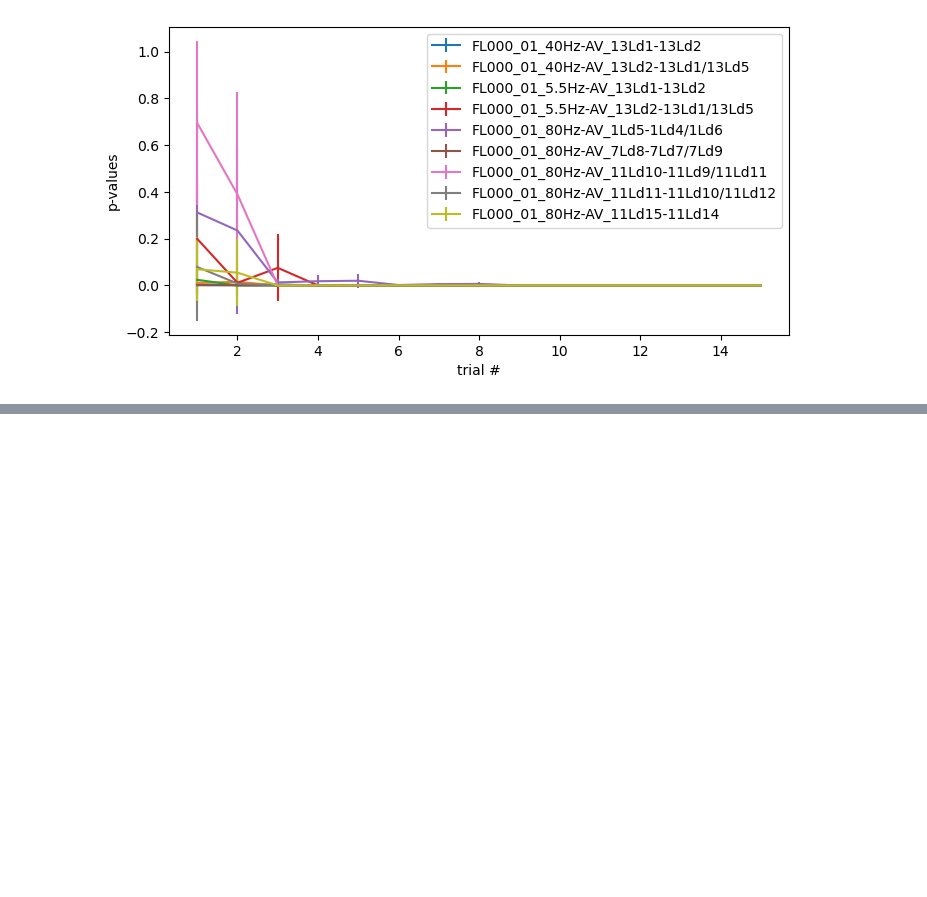
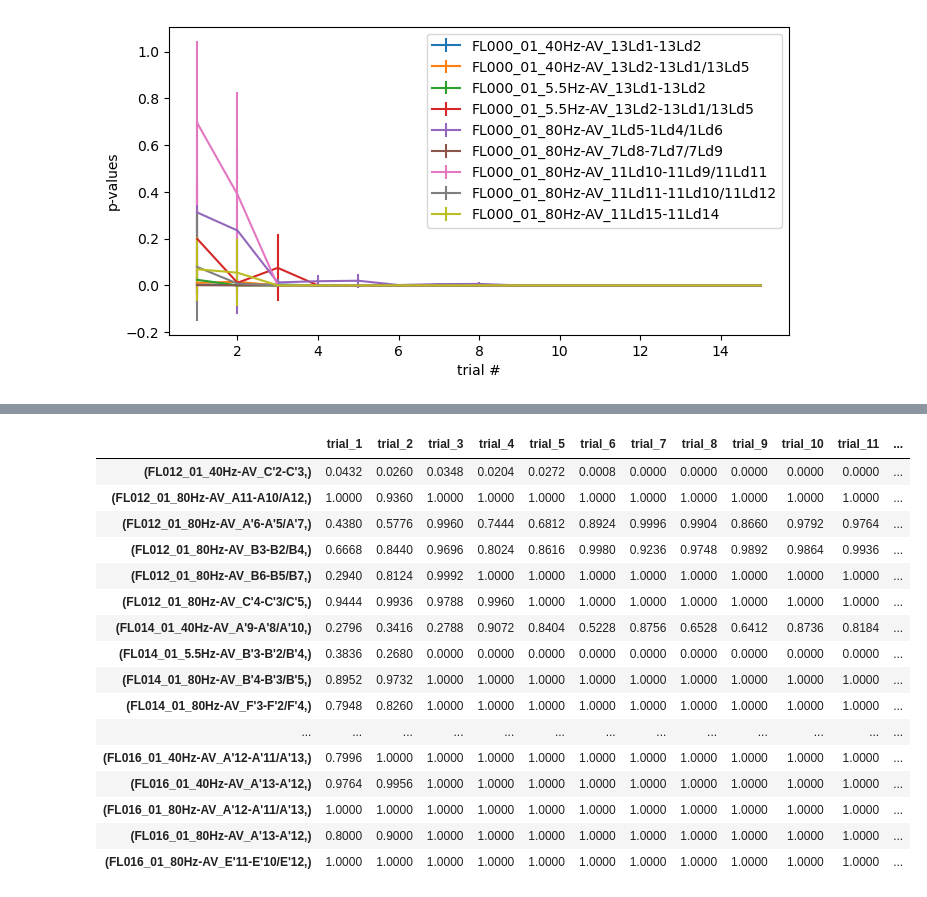
Before and after one commit to Simurgh818/NumTrials_NeededPer_FreqChoice, a Jupyter notebook: NumTrialsPerFreq.ipynb, the cells around one changed output, grey strips where cells are left out. Saved outputs shown, nothing was run; the diff lists cells and outputs as text; code cells hidden in the pictures; blank space fills up the shorter version.

```diff
--- a/NumTrialsPerFreq.ipynb
+++ b/NumTrialsPerFreq.ipynb
@@ -128,0 +182,20 @@ plt.legend(channels);
+# %%
+means_df_all.tail(20)
+# %% [output]
+|  | trial_1 | trial_2 | trial_3 | trial_4 | trial_5 | trial_6 | trial_7 | trial_8 | trial_9 | trial_10 | trial_11 | ... |
+| (FL012_01_40Hz-AV_C'2-C'3,) | 0.0432 | 0.0260 | 0.0348 | 0.0204 | 0.0272 | 0.0008 | 0.0000 | 0.0000 | 0.0000 | 0.0000 | 0.0000 | ... |
+| (FL012_01_80Hz-AV_A11-A10/A12,) | 1.0000 | 0.9360 | 1.0000 | 1.0000 | 1.0000 | 1.0000 | 1.0000 | 1.0000 | 1.0000 | 1.0000 | 1.0000 | ... |
+| (FL012_01_80Hz-AV_A'6-A'5/A'7,) | 0.4380 | 0.5776 | 0.9960 | 0.7444 | 0.6812 | 0.8924 | 0.9996 | 0.9904 | 0.8660 | 0.9792 | 0.9764 | ... |
+| (FL012_01_80Hz-AV_B3-B2/B4,) | 0.6668 | 0.8440 | 0.9696 | 0.8024 | 0.8616 | 0.9980 | 0.9236 | 0.9748 | 0.9892 | 0.9864 | 0.9936 | ... |
+| (FL012_01_80Hz-AV_B6-B5/B7,) | 0.2940 | 0.8124 | 0.9992 | 1.0000 | 1.0000 | 1.0000 | 1.0000 | 1.0000 | 1.0000 | 1.0000 | 1.0000 | ... |
+| (FL012_01_80Hz-AV_C'4-C'3/C'5,) | 0.9444 | 0.9936 | 0.9788 | 0.9960 | 1.0000 | 1.0000 | 1.0000 | 1.0000 | 1.0000 | 1.0000 | 1.0000 | ... |
+| (FL014_01_40Hz-AV_A'9-A'8/A'10,) | 0.2796 | 0.3416 | 0.2788 | 0.9072 | 0.8404 | 0.5228 | 0.8756 | 0.6528 | 0.6412 | 0.8736 | 0.8184 | ... |
+| (FL014_01_5.5Hz-AV_B'3-B'2/B'4,) | 0.3836 | 0.2680 | 0.0000 | 0.0000 | 0.0000 | 0.0000 | 0.0000 | 0.0000 | 0.0000 | 0.0000 | 0.0000 | ... |
+| (FL014_01_80Hz-AV_B'4-B'3/B'5,) | 0.8952 | 0.9732 | 1.0000 | 1.0000 | 1.0000 | 1.0000 | 1.0000 | 1.0000 | 1.0000 | 1.0000 | 1.0000 | ... |
+| (FL014_01_80Hz-AV_F'3-F'2/F'4,) | 0.7948 | 0.8260 | 1.0000 | 1.0000 | 1.0000 | 1.0000 | 1.0000 | 1.0000 | 1.0000 | 1.0000 | 1.0000 | ... |
+| ... | ... | ... | ... | ... | ... | ... | ... | ... | ... | ... | ... | ... |
+| (FL016_01_40Hz-AV_A'12-A'11/A'13,) | 0.7996 | 1.0000 | 1.0000 | 1.0000 | 1.0000 | 1.0000 | 1.0000 | 1.0000 | 1.0000 | 1.0000 | 1.0000 | ... |
+| (FL016_01_40Hz-AV_A'13-A'12,) | 0.9764 | 0.9956 | 1.0000 | 1.0000 | 1.0000 | 1.0000 | 1.0000 | 1.0000 | 1.0000 | 1.0000 | 1.0000 | ... |
+| (FL016_01_80Hz-AV_A'12-A'11/A'13,) | 1.0000 | 1.0000 | 1.0000 | 1.0000 | 1.0000 | 1.0000 | 1.0000 | 1.0000 | 1.0000 | 1.0000 | 1.0000 | ... |
+| (FL016_01_80Hz-AV_A'13-A'12,) | 0.8000 | 0.9000 | 1.0000 | 1.0000 | 1.0000 | 1.0000 | 1.0000 | 1.0000 | 1.0000 | 1.0000 | 1.0000 | ... |
+| (FL016_01_80Hz-AV_E'11-E'10/E'12,) | 1.0000 | 1.0000 | 1.0000 | 1.0000 | 1.0000 | 1.0000 | 1.0000 | 1.0000 | 1.0000 | 1.0000 | 1.0000 | ... |
```
Also changed, not shown: parts of 8 cells of this notebook.
